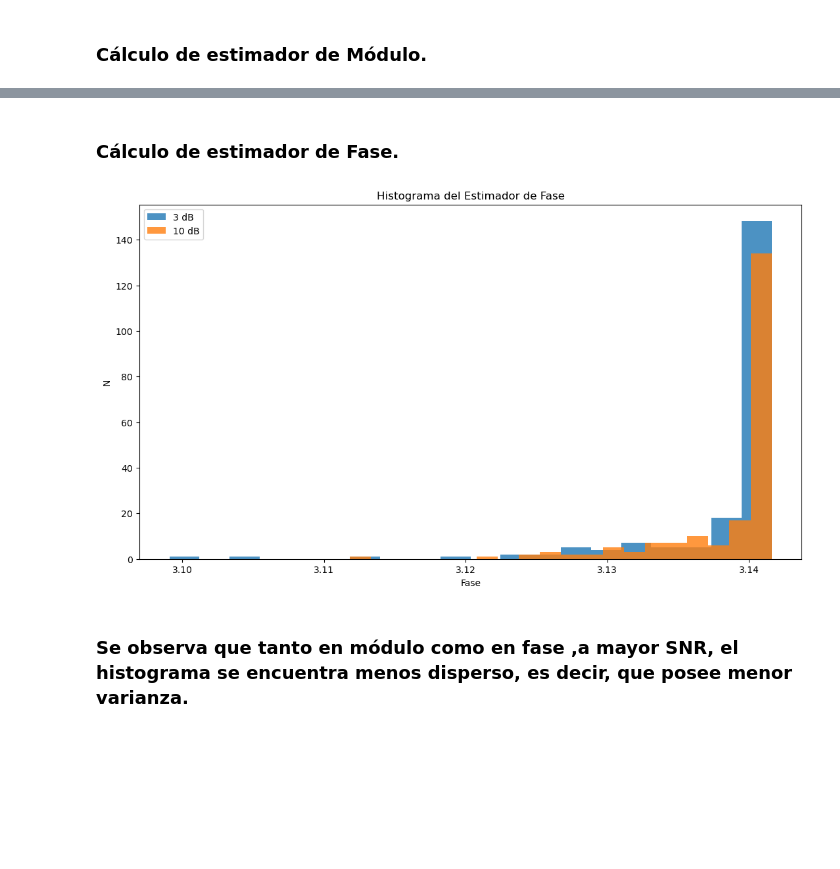
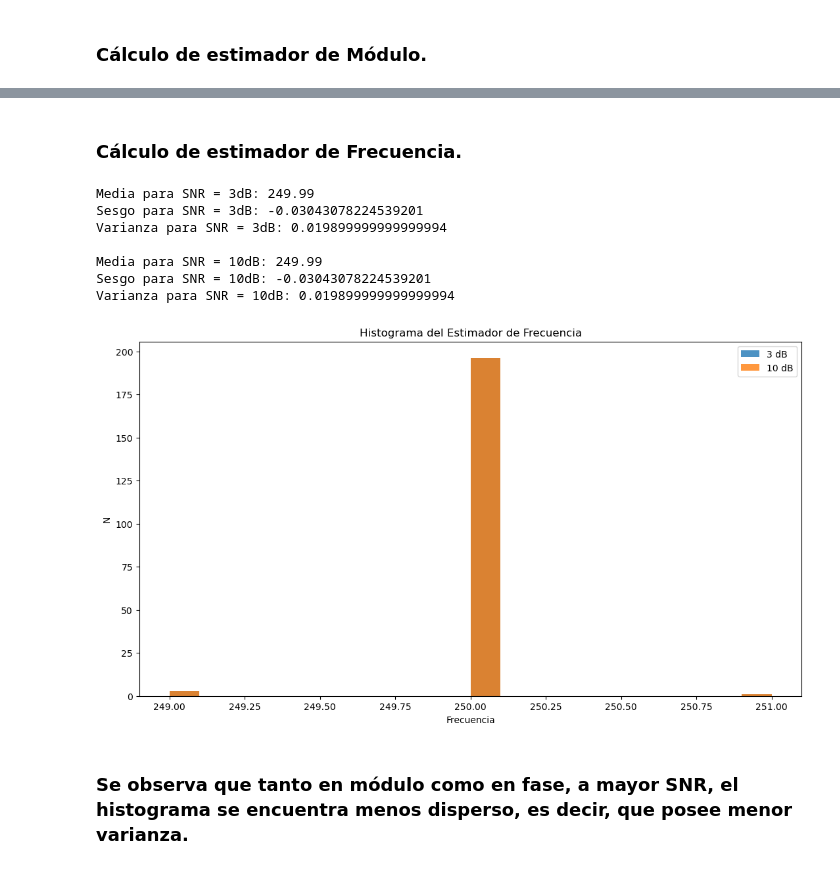
Before and after one commit to esilvaUTN/PDS, a Jupyter notebook: ts/TS5/ts5_Spectral_Estimation.ipynb, the cells around one changed output, grey strips where cells are left out. Drawn from its saved outputs; the diff is of its cells as text; code cells hidden in the pictures; blank space fills up the shorter version.

```diff
--- a/ts/TS5/ts5_Spectral_Estimation.ipynb
+++ b/ts/TS5/ts5_Spectral_Estimation.ipynb
@@ -24,8 +24,8 @@ a1 = 2              #Amplitud de la señal original
 SNR_db = [3, 10]    #Relación señal a ruido
 
 fr = np.random.uniform(-0.5, 0.5, R)
-w0 = 2*np.pi*(N/4)
-w1 = w0 + fr*((2*np.pi)/N)          #Frecuencia de señal
+w0 = N/4
+w1 = w0 + fr          #Frecuencia de señal
 
 k = np.arange(0, N/fs, 1/fs)        #Vector de tiempo
 
@@ -36,11 +36,12 @@ n = np.zeros((N, R))
 # %%
 for snr in SNR_db:
     SNR = 10**(snr/10)  #SNR en veces
+    Pn = ((a1**2)/2)/SNR    #Potencia de ruido
 
     for i in range(R):
         W = w1[i]
-        s[:, i] = a1*np.sin(W*k)                        #Generación de señal senoidal
-        n[:, i] = np.random.normal(0, np.sqrt(((a1**2)/2)/SNR), N)     #Ruido aleatorio analógico
+        s[:, i] = a1*np.sin(2*np.pi*W*k)                        #Generación de señal senoidal
+        n[:, i] = np.random.normal(0, np.sqrt(Pn), N)     #Ruido aleatorio analógico
 
     x = s + n   #Señal con ruido
 
@@ -50,6 +51,7 @@ for snr in SNR_db:
     plt.figure()
     plt.plot(f, 10*np.log10(np.abs(ft_X)))
     plt.title(f'Espectro de 200 realizaciones con SNR = {snr} dB')
-    plt.xlabel('Módulo')
-    plt.ylabel('f')
+    plt.ylabel('Módulo')
+    plt.xlabel('f')
+    plt.xlim(225, 275)
 # %% [output]
@@ -60,21 +62,26 @@ for snr in SNR_db:
 # %%
 for snr in SNR_db:
     SNR = 10**(snr/10)  #SNR en veces
+    Pn = ((a1**2)/2)/SNR    #Potencia de ruido
 
     for i in range(R):
         W = w1[i]
-        s[:, i] = a1*np.sin(W*k)                        #Generación de señal senoidal
-        n[:, i] = np.random.normal(0, np.sqrt(((a1**2)/2)/SNR), N)     #Ruido aleatorio analógico
+        s[:, i] = a1*np.sin(2*np.pi*W*k)                        #Generación de señal senoidal
+        n[:, i] = np.random.normal(0, np.sqrt(Pn), N)     #Ruido aleatorio analógico
 
     x = s + n   #Señal con ruido
 
     f = np.arange(0, fs, 1)             #Vector de frecuencias
     ft_X = np.fft.fft(x, axis=0)/N      #Espectro
 
-    a = np.abs(ft_X[250, :])            #Estimador de módulo
+    a = 2*np.abs(ft_X[N//4, :])            #Estimador de módulo
     plt.hist(a, bins=20, alpha=0.8, label=f'{snr} dB')
     plt.title('Histograma del Estimador de Módulo')
     plt.xlabel('Módulo')
     plt.ylabel('N')
     plt.legend()
+
+    print(f"Media para SNR = {snr}dB: " + str(np.mean(a)))
+    print(f"Sesgo para SNR = {snr}dB: " + str(np.mean(a - a1)))
+    print(f"Varianza para SNR = {snr}dB: " + str(np.var(a)) + "\n")
 # %% [output]
@@ -82,26 +96,39 @@ for snr in SNR_db:
 # %% [markdown]
-### Cálculo de estimador de Fase.
+### Cálculo de estimador de Frecuencia.
 # %%
 for snr in SNR_db:
-    SNR = 10**(snr/10)  #SNR en veces
+    SNR = 10**(snr/10)      #SNR en veces
+    Pn = ((a1**2)/2)/SNR    #Potencia de ruido
 
     for i in range(R):
         W = w1[i]
-        s[:, i] = a1*np.sin(W*k)                        #Generación de señal senoidal
-        n[:, i] = np.random.normal(0, np.sqrt(((a1**2)/2)/SNR), N)     #Ruido aleatorio analógico
+        s[:, i] = a1*np.sin(2*np.pi*W*k)                  #Generación de señal senoidal
+        n[:, i] = np.random.normal(0, np.sqrt(Pn), N)     #Ruido aleatorio analógico
 
     x = s + n   #Señal con ruido
 
-    f = np.arange(0, fs, 1)             #Vector de frecuencias
+    f = np.fft.fftfreq(len(x), 1/fs)    #Vector de frecuencias
     ft_X = np.fft.fft(x, axis=0)/N      #Espectro
 
-    w = np.max(np.angle(ft_X), axis=0)  #Estimador de fase
+    index = np.argmax(np.abs(ft_X[:fs//2, :]), axis=0)  #Estimador de fase
+    w = f[index]
     plt.hist(w, bins=20, alpha=0.8, label=f'{snr} dB')
-    plt.title('Histograma del Estimador de Fase')
-    plt.xlabel('Fase')
+    plt.title('Histograma del Estimador de Frecuencia')
+    plt.xlabel('Frecuencia')
     plt.ylabel('N')
     plt.legend()
+
+    print(f"Media para SNR = {snr}dB: " + str(np.mean(w)))
+    print(f"Sesgo para SNR = {snr}dB: " + str(np.mean(w1-w)))
+    print(f"Varianza para SNR = {snr}dB: " + str(np.var(w)) + "\n")
 # %% [output]
+Media para SNR = 3dB: 249.99
+Sesgo para SNR = 3dB: -0.03043078224539201
+Varianza para SNR = 3dB: 0.019899999999999994
+
+Media para SNR = 10dB: 249.99
+Sesgo para SNR = 10dB: -0.03043078224539201
+Varianza para SNR = 10dB: 0.019899999999999994
-[figure, old version]
+[figure, new version]
 # %% [markdown]
-### Se observa que tanto en módulo como en fase ,a mayor SNR, el histograma se encuentra menos disperso, es decir, que posee menor varianza.
+### Se observa que tanto en módulo como en fase, a mayor SNR, el histograma se encuentra menos disperso, es decir, que posee menor varianza.
```
Also changed, not shown: parts of 2 cells of this notebook, 2 other files.
